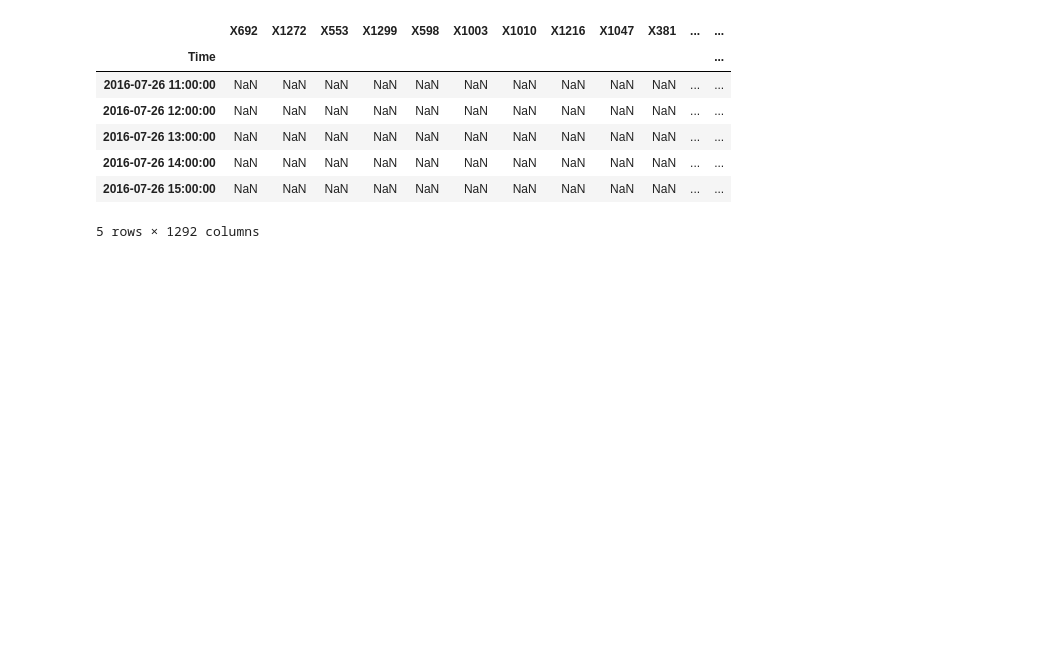
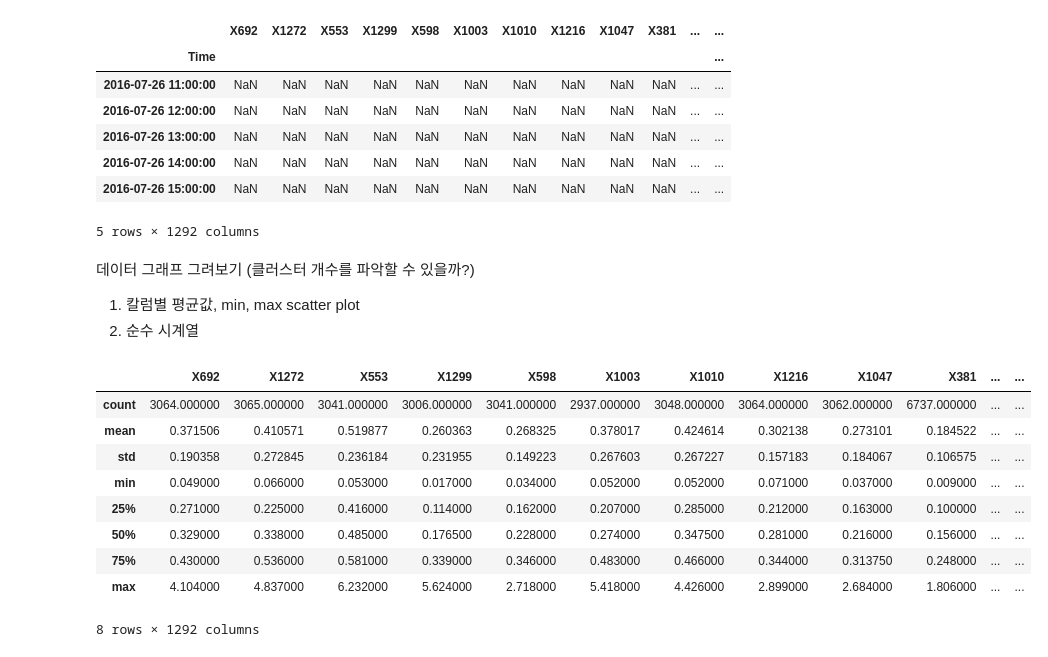
Before and after one commit to yagippi27/DACON_CONTEST_2019, a Jupyter notebook: sp01.ipynb, the cells around one changed output. Cells and saved outputs as stored; diff of their text form; code cells hidden in the pictures; blank space fills up the shorter version.

```diff
--- a/sp01.ipynb
+++ b/sp01.ipynb
@@ -96,3 +97,21 @@ train.head()
 | 2016-07-26 14:00:00 | NaN | NaN | NaN | NaN | NaN | NaN | NaN | NaN | NaN | NaN | ... | ... |
 | 2016-07-26 15:00:00 | NaN | NaN | NaN | NaN | NaN | NaN | NaN | NaN | NaN | NaN | ... | ... |
 5 rows × 1292 columns
+# %% [markdown]
+데이터 그래프 그려보기 (클러스터 개수를 파악할 수 있을까?)
+1. 칼럼별 평균값, min, max scatter plot
+2. 순수 시계열
+# %%
+stats = train.describe()
+stats
+# %% [output]
+|  | X692 | X1272 | X553 | X1299 | X598 | X1003 | X1010 | X1216 | X1047 | X381 | ... | ... |
+| count | 3064.000000 | 3065.000000 | 3041.000000 | 3006.000000 | 3041.000000 | 2937.000000 | 3048.000000 | 3064.000000 | 3062.000000 | 6737.000000 | ... | ... |
+| mean | 0.371506 | 0.410571 | 0.519877 | 0.260363 | 0.268325 | 0.378017 | 0.424614 | 0.302138 | 0.273101 | 0.184522 | ... | ... |
+| std | 0.190358 | 0.272845 | 0.236184 | 0.231955 | 0.149223 | 0.267603 | 0.267227 | 0.157183 | 0.184067 | 0.106575 | ... | ... |
+| min | 0.049000 | 0.066000 | 0.053000 | 0.017000 | 0.034000 | 0.052000 | 0.052000 | 0.071000 | 0.037000 | 0.009000 | ... | ... |
+| 25% | 0.271000 | 0.225000 | 0.416000 | 0.114000 | 0.162000 | 0.207000 | 0.285000 | 0.212000 | 0.163000 | 0.100000 | ... | ... |
+| 50% | 0.329000 | 0.338000 | 0.485000 | 0.176500 | 0.228000 | 0.274000 | 0.347500 | 0.281000 | 0.216000 | 0.156000 | ... | ... |
+| 75% | 0.430000 | 0.536000 | 0.581000 | 0.339000 | 0.346000 | 0.483000 | 0.466000 | 0.344000 | 0.313750 | 0.248000 | ... | ... |
+| max | 4.104000 | 4.837000 | 6.232000 | 5.624000 | 2.718000 | 5.418000 | 4.426000 | 2.899000 | 2.684000 | 1.806000 | ... | ... |
+8 rows × 1292 columns
```
Also changed, not shown: parts of 8 cells of this notebook.
